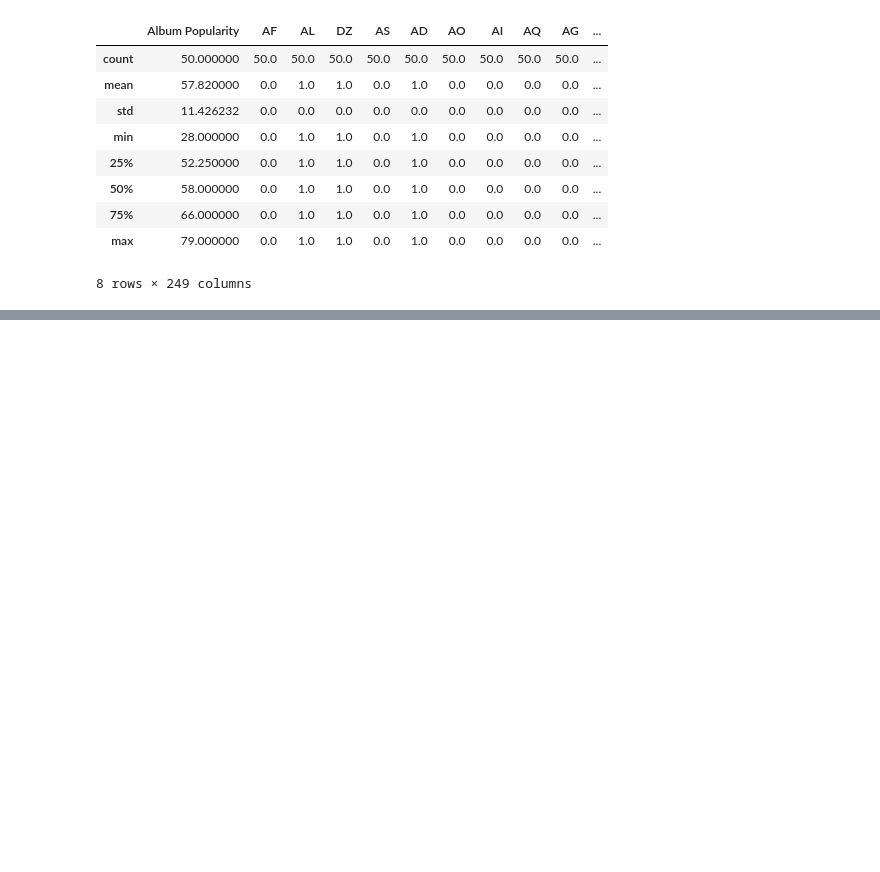
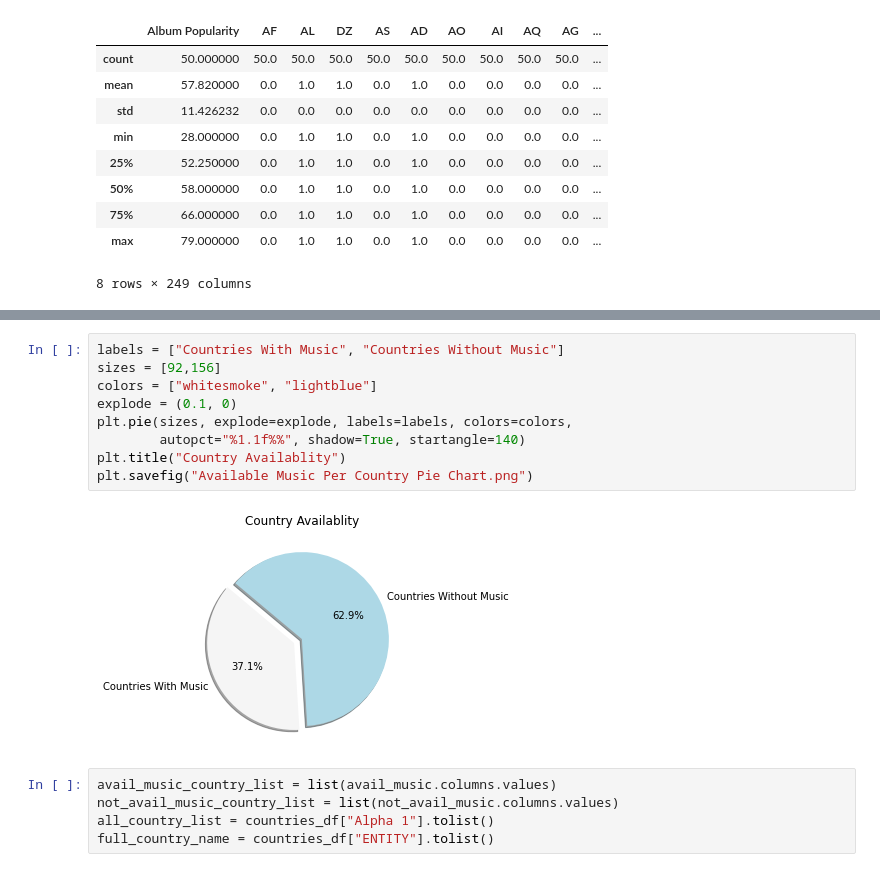
Before and after one commit to cveras33/project-1-group-6, a Jupyter notebook: Python Files/Country_data_availability.ipynb, the cells around one changed output, grey strips where cells are left out. Saved outputs shown, nothing was run; the diff lists cells and outputs as text; blank space fills up the shorter version.

Commit message:
country data updates from Jen

```diff
--- a/Python Files/Country_data_availability.ipynb
+++ b/Python Files/Country_data_availability.ipynb
@@ -377,0 +305,16 @@ not_avail_music #countries without music
+# %%
+labels = ["Countries With Music", "Countries Without Music"]
+sizes = [92,156]
+colors = ["whitesmoke", "lightblue"]
+explode = (0.1, 0)
+plt.pie(sizes, explode=explode, labels=labels, colors=colors,
+        autopct="%1.1f%%", shadow=True, startangle=140)
+plt.title("Country Availablity")
+plt.savefig("Available Music Per Country Pie Chart.png")
+# %% [output]
+[figure, added]
+# %%
+avail_music_country_list = list(avail_music.columns.values)
+not_avail_music_country_list = list(not_avail_music.columns.values)
+all_country_list = countries_df["Alpha 1"].tolist()
+full_country_name = countries_df["ENTITY"].tolist()
```
Also changed, not shown: parts of 21 cells of this notebook, 11 other files.
